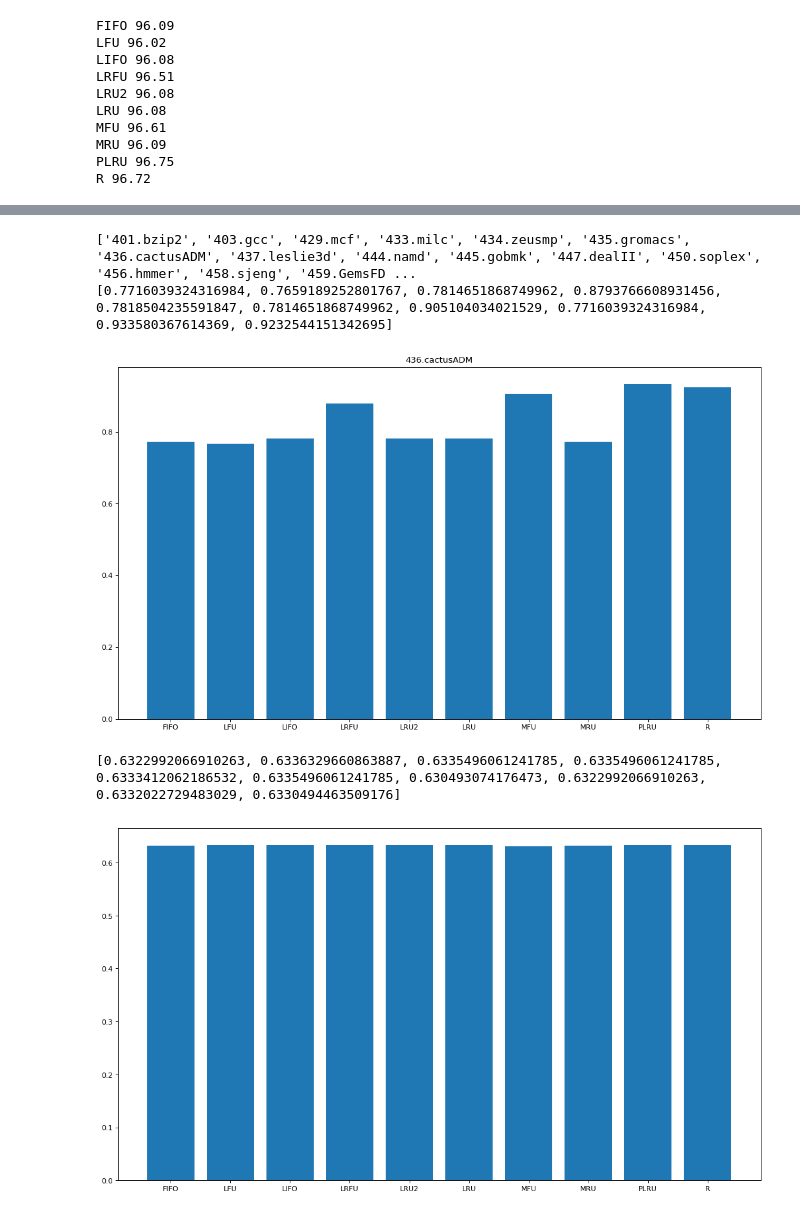
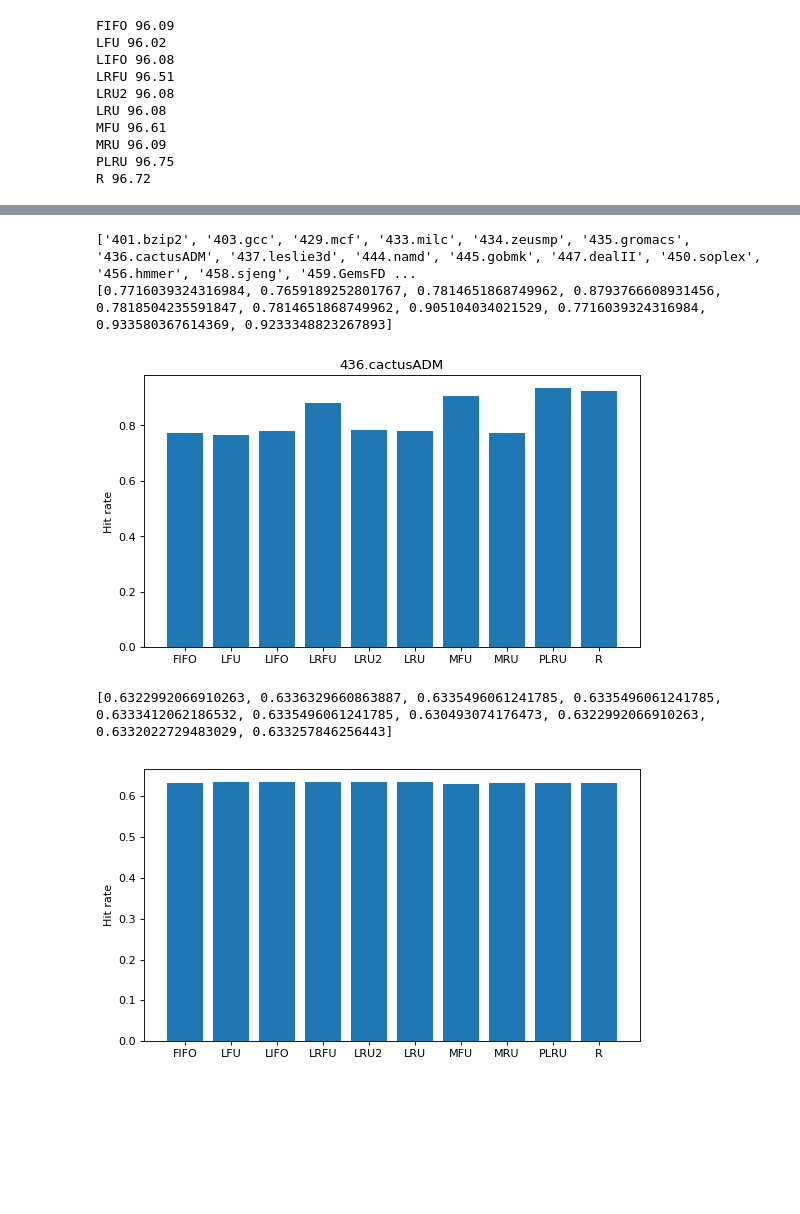
Before and after one commit to rmmartin02/CS674, a Jupyter notebook: Results/Analysis.ipynb, the cells around one changed output, grey strips where cells are left out. Saved outputs shown, nothing was run; the diff lists cells and outputs as text; code cells hidden in the pictures; blank space fills up the shorter version.

```diff
--- a/Results/Analysis.ipynb
+++ b/Results/Analysis.ipynb
@@ -8,7 +8,7 @@ s = os.listdir()
 s.sort()
 info = {}
 for file in s:
-    if '256KB_8way.pickle' in file:
+    if '256KB_8way.pickle' in file and '32KB' not in file:
         with open(file,'rb') as f:
             print(file.split('_')[0])
             info[file.split('_')[0]] = pickle.load(f)
@@ -72,10 +72,3 @@ MFU 96.61
 MRU 96.09
 PLRU 96.75
 R 96.72
-# %%
-plt.figure(num=None, figsize=(16, 9), dpi=80, facecolor='w', edgecolor='k')
-for alg in hitRates:
-    plt.plot(hitRates[alg],label=alg)
-plt.legend()
-plt.xticks(range(len(traces)), traces, rotation='vertical')
-plt.show()
@@ -83,0 +75,17 @@ plt.show()
+# %%
+fig = plt.figure(num=None, figsize=(8, 4.5), dpi=120, facecolor='w', edgecolor='k')
+ax = plt.subplot(111)
+for alg in hitRates:
+    ax.plot(hitRates[alg],label=alg)
+plt.xticks(range(len(traces)), traces, rotation='vertical')
+ax.xaxis.tick_top()
+# Shrink current axis's height by 10% on the bottom
+box = ax.get_position()
+ax.set_position([box.x0, box.y0 + box.height * 0.1,
+                 box.width, box.height * 0.9])
+
+# Put a legend below current axis
+ax.legend(loc='upper center', bbox_to_anchor=(0.5, -0.05),
+          fancybox=True, shadow=True, ncol=5)
+plt.ylabel('Hit rate')
+plt.show()
@@ -95,25 +106,27 @@ plt.show()
 # %%
 print(traces)
 tr = traces.index('436.cactusADM')
-plt.figure(num=None, figsize=(16, 9), dpi=80, facecolor='w', edgecolor='k')
+plt.figure(num=None, figsize=(8,4.5), dpi=80, facecolor='w', edgecolor='k')
 plt.bar(range(len(hitRates)),[hitRates[alg][tr] for alg in hitRates])
 plt.xticks(range(len(hitRates)), [alg for alg in hitRates])
 plt.title('436.cactusADM')
 print([hitRates[alg][tr] for alg in hitRates])
 #plt.ylim(.7,.8)
+plt.ylabel('Hit rate')
 plt.show()
 # %% [output]
 ['401.bzip2', '403.gcc', '429.mcf', '433.milc', '434.zeusmp', '435.gromacs', '436.cactusADM', '437.leslie3d', '444.namd', '445.gobmk', '447.dealII', '450.soplex', '456.hmmer', '458.sjeng', '459.GemsFD ...
-[0.7716039324316984, 0.7659189252801767, 0.7814651868749962, 0.8793766608931456, 0.7818504235591847, 0.7814651868749962, 0.905104034021529, 0.7716039324316984, 0.933580367614369, 0.9232544151342695]
+[0.7716039324316984, 0.7659189252801767, 0.7814651868749962, 0.8793766608931456, 0.7818504235591847, 0.7814651868749962, 0.905104034021529, 0.7716039324316984, 0.933580367614369, 0.9233348823267893]
-[figure, old version]
+[figure, new version]
 # %%
 tr = traces.index('458.sjeng')
-plt.figure(num=None, figsize=(16, 9), dpi=80, facecolor='w', edgecolor='k')
+plt.figure(num=None, figsize=(8,4.5), dpi=80, facecolor='w', edgecolor='k')
 plt.bar(range(len(hitRates)),[hitRates[alg][tr] for alg in hitRates])
 plt.xticks(range(len(hitRates)), [alg for alg in hitRates])
 print([hitRates[alg][tr] for alg in hitRates])
 #plt.ylim(.7,.8)
+plt.ylabel('Hit rate')
 plt.show()
 # %% [output]
-[0.6322992066910263, 0.6336329660863887, 0.6335496061241785, 0.6335496061241785, 0.6333412062186532, 0.6335496061241785, 0.630493074176473, 0.6322992066910263, 0.6332022729483029, 0.6330494463509176]
+[0.6322992066910263, 0.6336329660863887, 0.6335496061241785, 0.6335496061241785, 0.6333412062186532, 0.6335496061241785, 0.630493074176473, 0.6322992066910263, 0.6332022729483029, 0.633257846256443]
-[figure, old version]
+[figure, new version]
```
Also changed, not shown: parts of 7 cells of this notebook, 2 other files.
